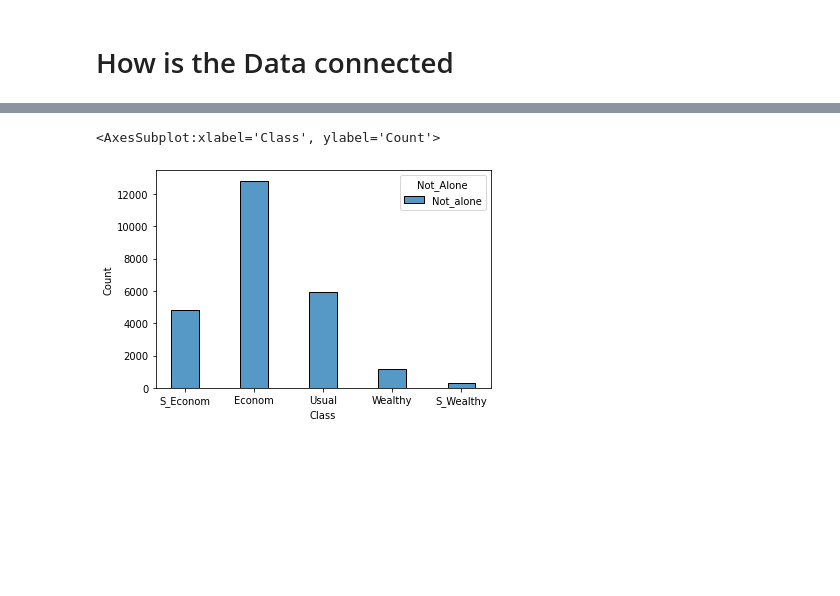
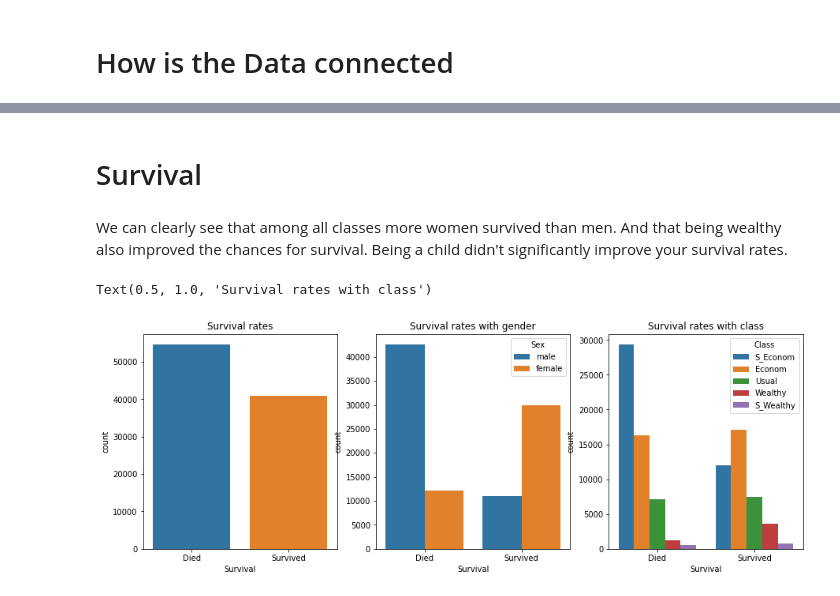
Before and after one commit to DariaPurtova2022/data_exploration_titanic, a Jupyter notebook: EDA.ipynb, the cells around one changed output, grey strips where cells are left out. Cells and saved outputs as stored; diff of their text form; code cells hidden in the pictures; blank space fills up the shorter version.

```diff
--- a/EDA.ipynb
+++ b/EDA.ipynb
@@ -345,5 +329,26 @@ sns.catplot(x="Class", kind="count", data=data_class)
-# %%
-sns.histplot(x = f['Class'], hue = f['Not_Alone'],  multiple="dodge", shrink=.4)
-# %% [output]
-<AxesSubplot:xlabel='Class', ylabel='Count'>
-[figure, removed]
+# %% [markdown]
+# Survival
+# %% [markdown]
+We can clearly see that among all classes more women survived than men. And that being wealthy also improved the chances for survival. Being a child didn't significantly improve your survival rates.
+# %%
+def survived(x):
+    if x>0:
+        return 'Survived'
+    else: return 'Died'
+
+f['Survival'] = f['Survived'].apply(survived)
+# %%
+fig = plt.figure(figsize=(15,5))
+gs = fig.add_gridspec(1, 3)
+
+ax0 = fig.add_subplot(gs[0,0])
+ax1 = fig.add_subplot(gs[0,1])
+ax2 = fig.add_subplot(gs[0,2])
+
+
+sns.countplot(data = f, x= 'Survival', ax=ax0).set_title('Survival rates')
+sns.countplot(data = f, x= 'Survival',hue = 'Sex', ax=ax1).set_title('Survival rates with gender')
+sns.countplot(data = f, x= 'Survival',hue = 'Class', ax=ax2).set_title('Survival rates with class')
+# %% [output]
+Text(0.5, 1.0, 'Survival rates with class')
+[figure, added]
```
Also changed, not shown: parts of 22 cells of this notebook.
